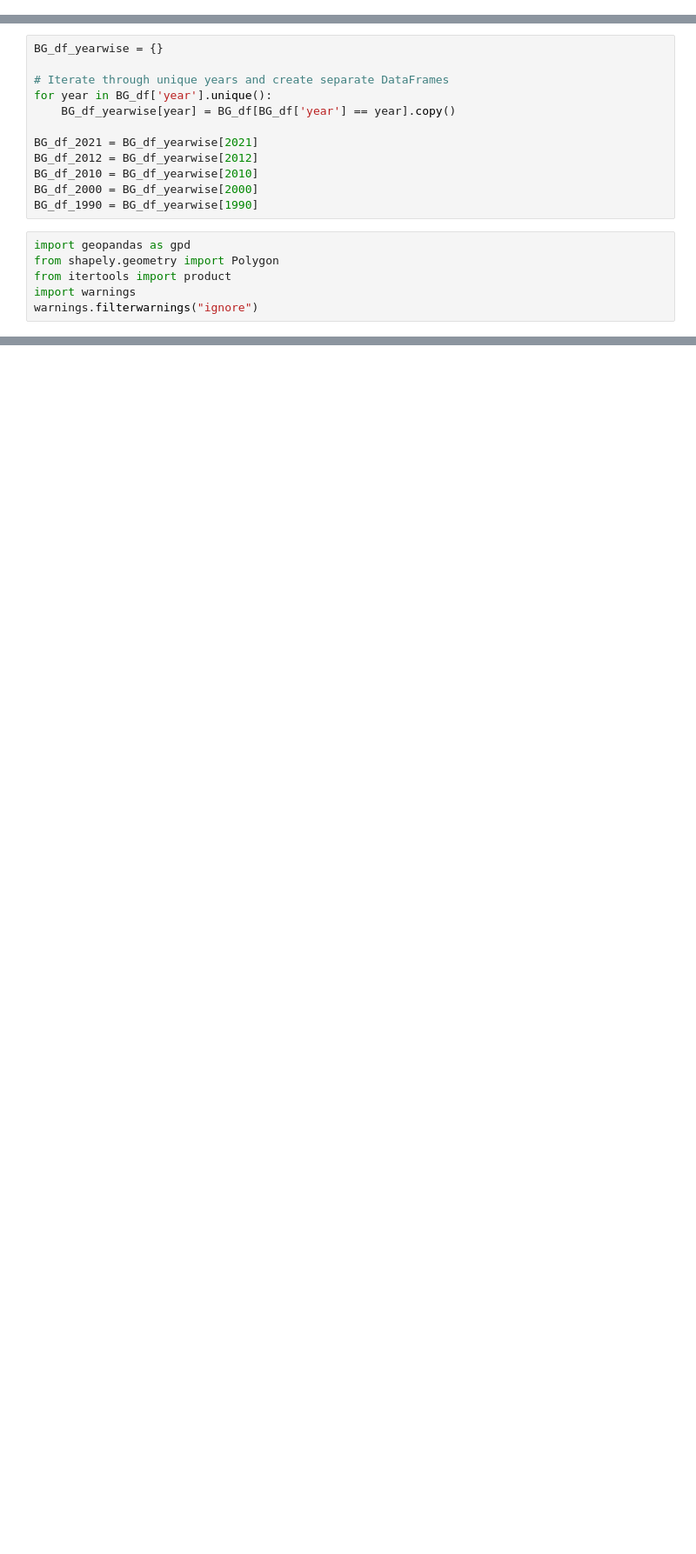
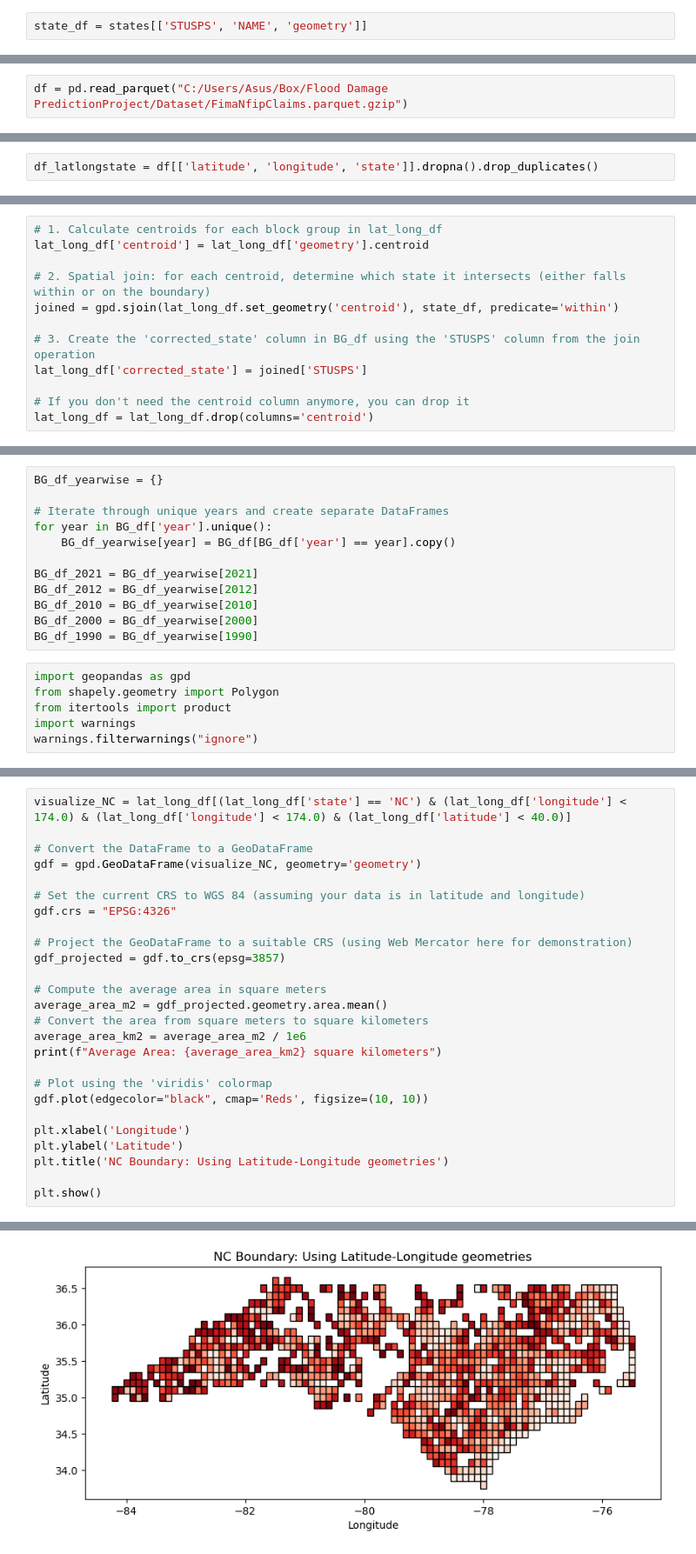
Before and after one commit to LayanKaushik/FloodClaimGeospatialImprovements, a Jupyter notebook: Code/New_geographic_unit_creation.ipynb, the cells around one changed output, grey strips where cells are left out. Shown: that part at 87% size. Drawn from its saved outputs; the diff is of its cells as text; blank space fills up the shorter version.

```diff
--- a/Code/New_geographic_unit_creation.ipynb
+++ b/Code/New_geographic_unit_creation.ipynb
@@ -23,0 +28,2 @@ import shapely
+# %%
+state_df = states[['STUSPS', 'NAME', 'geometry']]
@@ -23,0 +42,2 @@ import shapely
+# %%
+df = pd.read_parquet("C:/Users/Asus/Box/Flood Damage PredictionProject/Dataset/FimaNfipClaims.parquet.gzip")
@@ -23,0 +48,2 @@ import shapely
+# %%
+df_latlongstate = df[['latitude', 'longitude', 'state']].dropna().drop_duplicates()
@@ -74,0 +158,12 @@ print(lat_long_df.shape[0])
+# %%
+# 1. Calculate centroids for each block group in lat_long_df
+lat_long_df['centroid'] = lat_long_df['geometry'].centroid
+
+# 2. Spatial join: for each centroid, determine which state it intersects (either falls within or on the boundary)
+joined = gpd.sjoin(lat_long_df.set_geometry('centroid'), state_df, predicate='within')
+
+# 3. Create the 'corrected_state' column in BG_df using the 'STUSPS' column from the join operation
+lat_long_df['corrected_state'] = joined['STUSPS']
+
+# If you don't need the centroid column anymore, you can drop it
+lat_long_df = lat_long_df.drop(columns='centroid')
@@ -277,0 +431,27 @@ plt.show()
+# %%
+visualize_NC = lat_long_df[(lat_long_df['state'] == 'NC') & (lat_long_df['longitude'] < 174.0) & (lat_long_df['longitude'] < 174.0) & (lat_long_df['latitude'] < 40.0)]
+
+# Convert the DataFrame to a GeoDataFrame
+gdf = gpd.GeoDataFrame(visualize_NC, geometry='geometry')
+
+# Set the current CRS to WGS 84 (assuming your data is in latitude and longitude)
+gdf.crs = "EPSG:4326"
+
+# Project the GeoDataFrame to a suitable CRS (using Web Mercator here for demonstration)
+gdf_projected = gdf.to_crs(epsg=3857)
+
+# Compute the average area in square meters
+average_area_m2 = gdf_projected.geometry.area.mean()
+# Convert the area from square meters to square kilometers
+average_area_km2 = average_area_m2 / 1e6
+print(f"Average Area: {average_area_km2} square kilometers")
+
+# Plot using the 'viridis' colormap
+gdf.plot(edgecolor="black", cmap='Reds', figsize=(10, 10))
+
+plt.xlabel('Longitude')
+plt.ylabel('Latitude')
+plt.title('NC Boundary: Using Latitude-Longitude geometries')
+
+plt.show()
+# %% [output]
@@ -277,0 +459 @@ plt.show()
+[figure, added]
```
Also changed, not shown: parts of 38 cells of this notebook, 2 other files.
